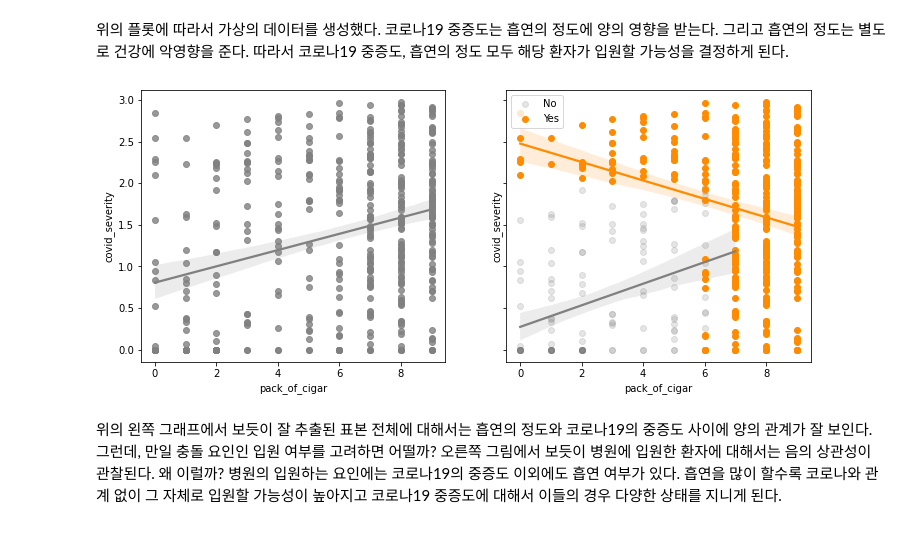
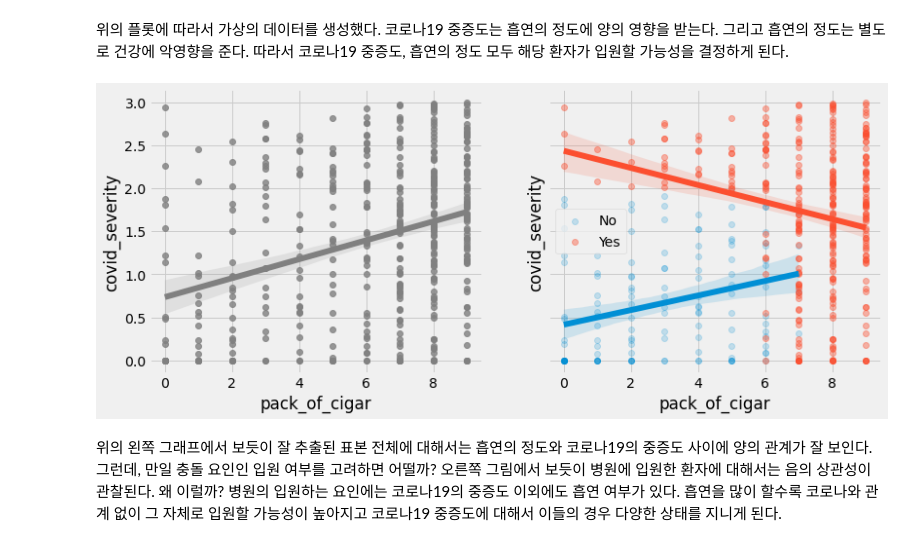
Before and after one commit to anarinsk/lostineconomics_quarto, a Jupyter notebook: posts/regression/2022-06-06-berkson-paradox-regressionipynb.ipynb, the cells around one changed output. Saved outputs shown, nothing was run; the diff lists cells and outputs as text; code cells hidden in the pictures.

```diff
--- a/posts/regression/2022-06-06-berkson-paradox-regressionipynb.ipynb
+++ b/posts/regression/2022-06-06-berkson-paradox-regressionipynb.ipynb
@@ -82,24 +82,26 @@ for pack in range(0, 10):
 # %%
 #| fig-cap: "충돌 요인은 어떻게 작용하는가?"
 
+palette = sns.color_palette("dark")
+#sns.palplot(palette)
+
 plt.rcParams['figure.figsize'] = [12, 5]
+plt.style.use("fivethirtyeight")# for pretty graphs
 fig, (ax1, ax2) = plt.subplots(ncols=2, sharey=True)
 sns.regplot(x = 'pack_of_cigar',y = 'covid_severity', data = res, ax=ax1, color='grey')
-
-colors = {'No':'grey', 'Yes':'darkorange'}
 #
 for i, value in enumerate(res['is_hospitalized'].unique()):
     ax2 = sns.regplot(x="pack_of_cigar", y="covid_severity",
-                     color=colors[value],
+                     #color=colors[value],
                      #marker=markers[i],
-                     scatter_kws={'alpha': 1 if value == "Yes" else 0.2},
+                     scatter_kws={'alpha': 0.4 if value == "Yes" else 0.2},
                      data=res[res['is_hospitalized'] == value],
                      label=value,
                      ax = ax2)
 
 ax2.legend(loc='best');
 # %% [output]
-[figure, old version]
+[figure, new version]
 # %% [markdown]
 위의 왼쪽 그래프에서 보듯이 잘 추출된 표본 전체에 대해서는 흡연의 정도와 코로나19의 중증도 사이에 양의 관계가 잘 보인다. 그런데, 만일 충돌 요인인 입원 여부를 고려하면 어떨까? 오른쪽 그림에서 보듯이 병원에 입원한 환자에 대해서는 음의 상관성이 관찰된다. 왜 이럴까? 병원의 입원하는 요인에는 코로나19의 중증도 이외에도 흡연 여부가 있다. 흡연을 많이 할수록 코로나와 관계 없이 그 자체로 입원할 가능성이 높아지고 코로나19 중증도에 대해서 이들의 경우 다양한 상태를 지니게 된다.
 # %%
```
Also changed, not shown: parts of 2 cells of this notebook, 6 other files.
